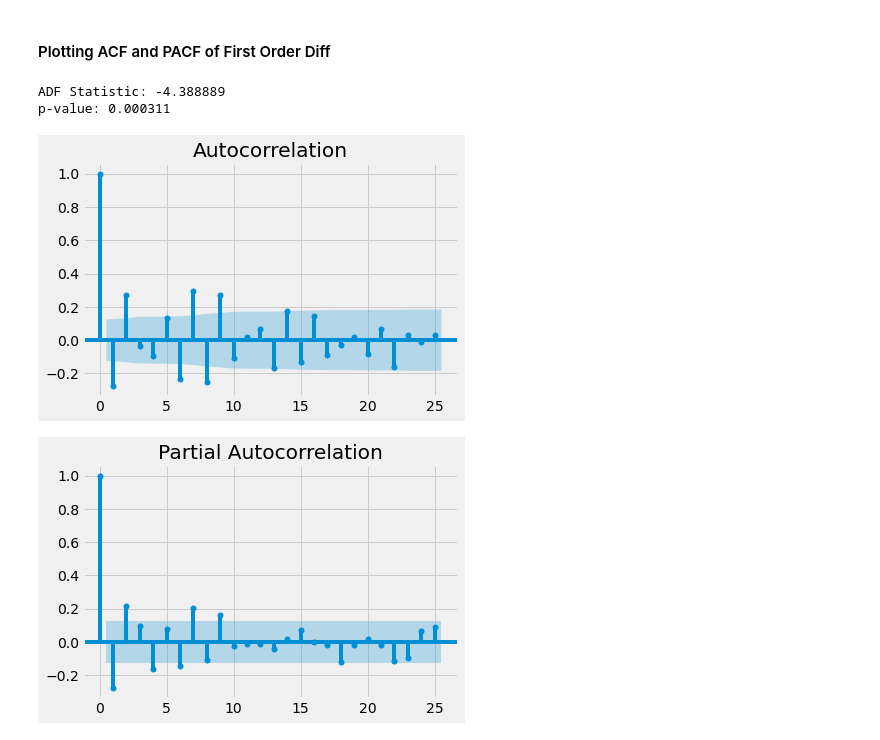
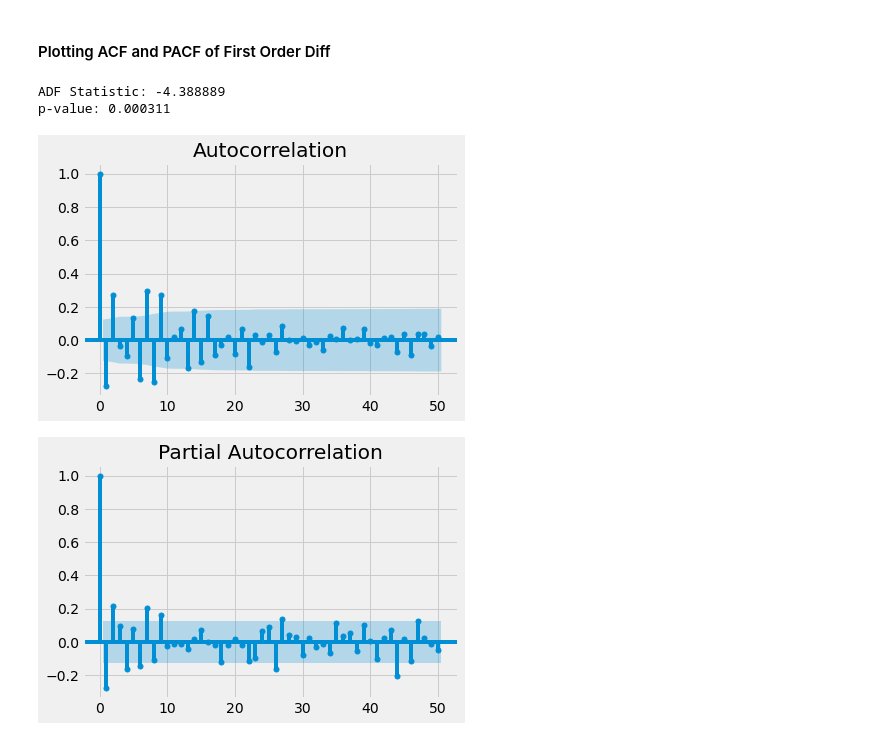
Before and after one commit to ArthurRoseira/down_jones_index_analysis, a Jupyter notebook: DJIA_Forecast_ARIMA.ipynb, the cells around one changed output. Cells and saved outputs as stored; diff of their text form; code cells hidden in the pictures.

```diff
--- a/DJIA_Forecast_ARIMA.ipynb
+++ b/DJIA_Forecast_ARIMA.ipynb
@@ -80,14 +78,14 @@ Text(0.5, 1.0, 'First Diff of DJIA during Jan 2016 and Jan 2021')
 #### Plotting ACF and PACF of First Order Diff
 # %%
 first_order_diff = first_order_diff.dropna()
-plot_acf(first_order_diff)
-plot_pacf(first_order_diff)
+plot_acf(first_order_diff, lags=50)
+plot_pacf(first_order_diff, lags= 50)
 adf_result = adfuller(first_order_diff.to_list())
 print('ADF Statistic: %f' % adf_result[0])
 print('p-value: %f' % adf_result[1])
 plt.show()
 # %% [output]
 ADF Statistic: -4.388889
 p-value: 0.000311
-[figure, old version]
+[figure, new version]
-[figure, old version]
+[figure, new version]
```
Also changed, not shown: parts of 14 cells of this notebook.
